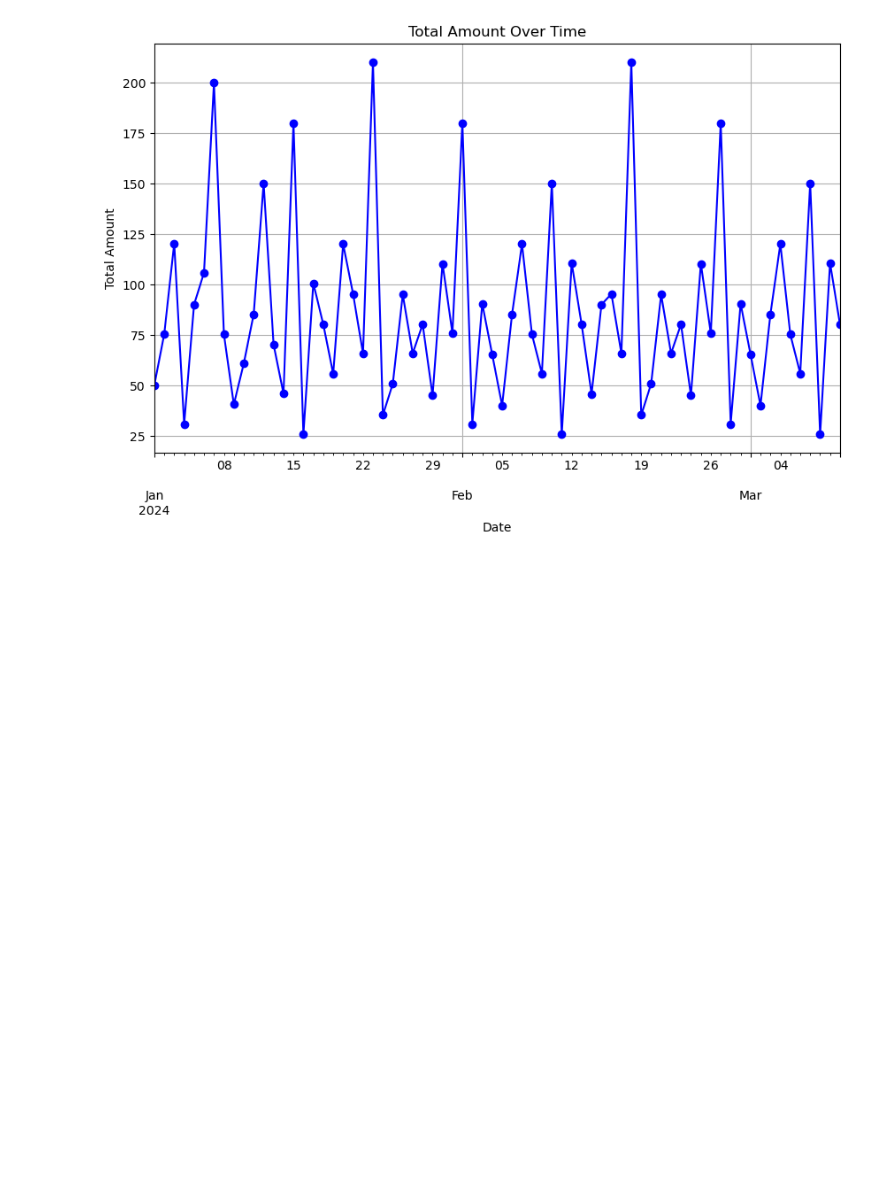
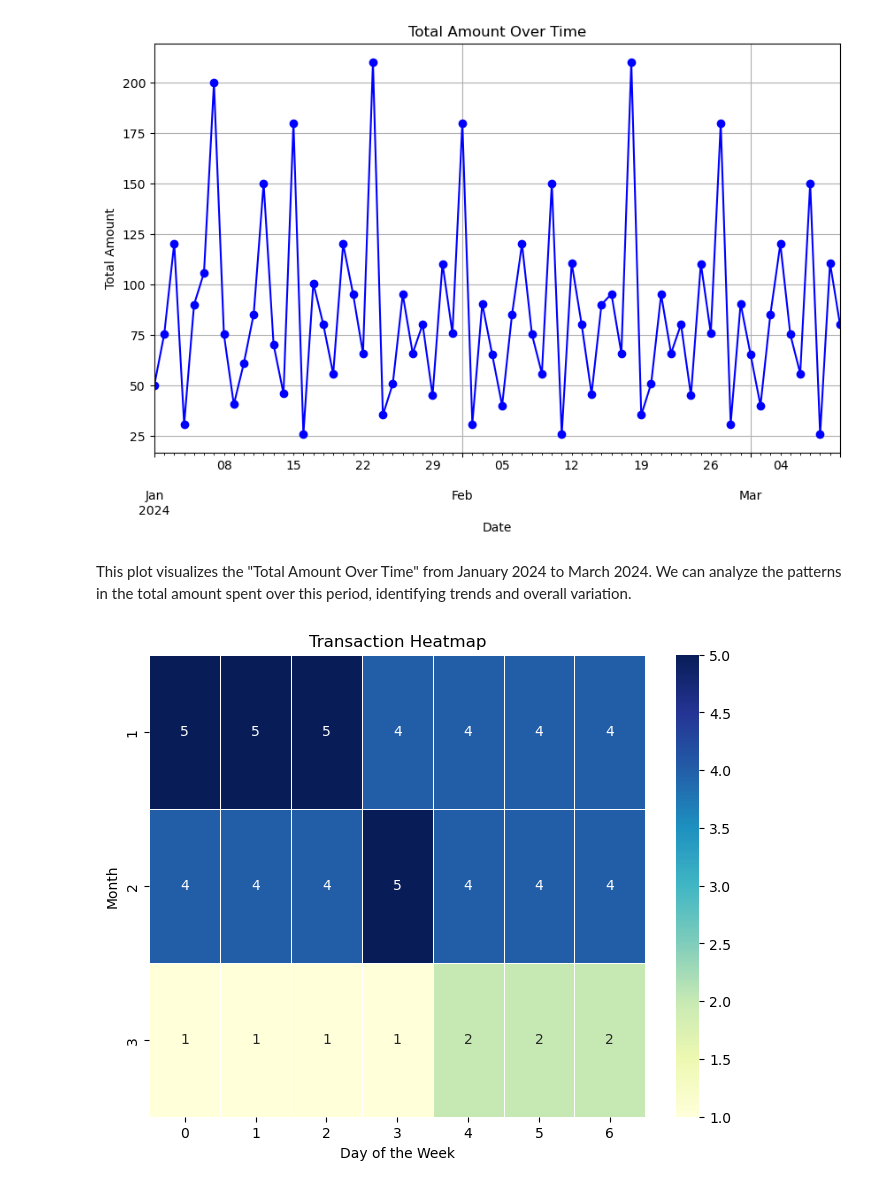
Before and after one commit to sapanahinukale/Exploring-Walmart-Sales-Performance-Using-Python-and-Mysql, a Jupyter notebook: Walmart_Sales_Analysis.ipynb, the cells around one changed output. Cells and saved outputs as stored; diff of their text form; code cells hidden in the pictures; blank space fills up the shorter version.

```diff
--- a/Walmart_Sales_Analysis.ipynb
+++ b/Walmart_Sales_Analysis.ipynb
@@ -282,0 +54,5 @@ customers_data.dropna()
+# %%
+# Query data from the 'transactions' table
+cursor.execute('SELECT * FROM transactions')
+transactions = pd.DataFrame(cursor.fetchall(), columns=[desc[0] for desc in
+cursor.description])
@@ -282,0 +337,3 @@ customers_data.dropna()
+# %%
+# Converting the 'TransactionDate' column to datetime format, assuming the format is 'dd-mm-yyyy'
+transactions['TransactionDate'] = pd.to_datetime(transactions['TransactionDate'], format='%d-%m-%Y')
@@ -404,3 +732,30 @@ plt.grid(True)
 plt.show()
 # %% [output]
 [figure]
+# %% [markdown]
+ This plot visualizes the "Total Amount Over Time" from January 2024 to March 2024. We can analyze the patterns in the total amount spent over this period, identifying trends and overall variation.
+# %%
+import seaborn as sns
+
+# Assuming 'transactions' is your DataFrame containing transaction information
+df = pd.DataFrame(transactions)
+
+# Convert TransactionDate to datetime using the correct format
+transactions['TransactionDate'] = pd.to_datetime(transactions['TransactionDate'], format='%d-%m-%Y')
+
+# Extract month and day of the week from TransactionDate
+transactions['Month'] = transactions['TransactionDate'].dt.month
+transactions['DayOfWeek'] = transactions['TransactionDate'].dt.dayofweek
+
+# Aggregate transactions by month and day of the week
+transaction_heatmap_data = transactions.groupby(['Month', 'DayOfWeek']).size().unstack()
+
+# Plot the heatmap
+plt.figure(figsize=(8, 6))
+sns.heatmap(transaction_heatmap_data, cmap='YlGnBu', annot=True, fmt='g', linewidths=.5)  # Change the color to 'BuPu'
+plt.title('Transaction Heatmap')  # Add title to the plot
+plt.xlabel('Day of the Week')  # Label for the x-axis
+plt.ylabel('Month')  # Label for the y-axis
+plt.show()  # Display the heatmap
+# %% [output]
+[figure, added]
```
Also changed, not shown: parts of 93 cells of this notebook, 5 other files.
